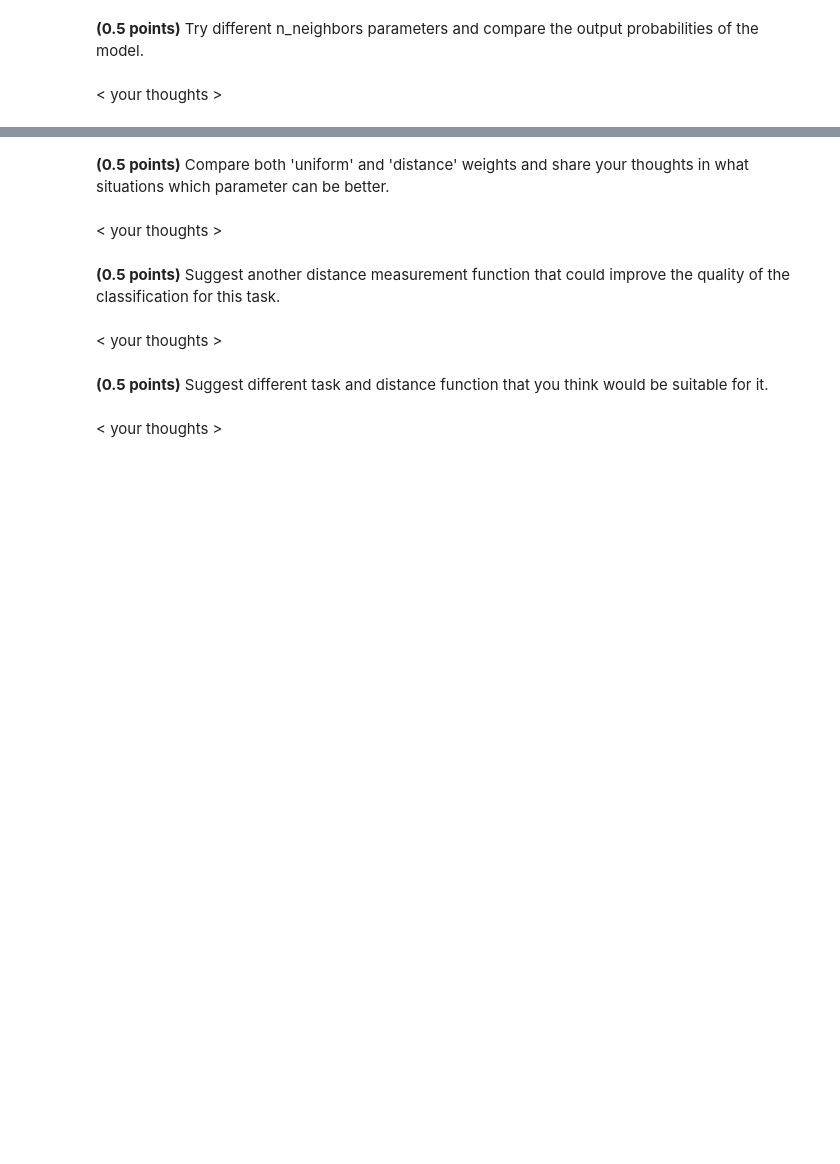
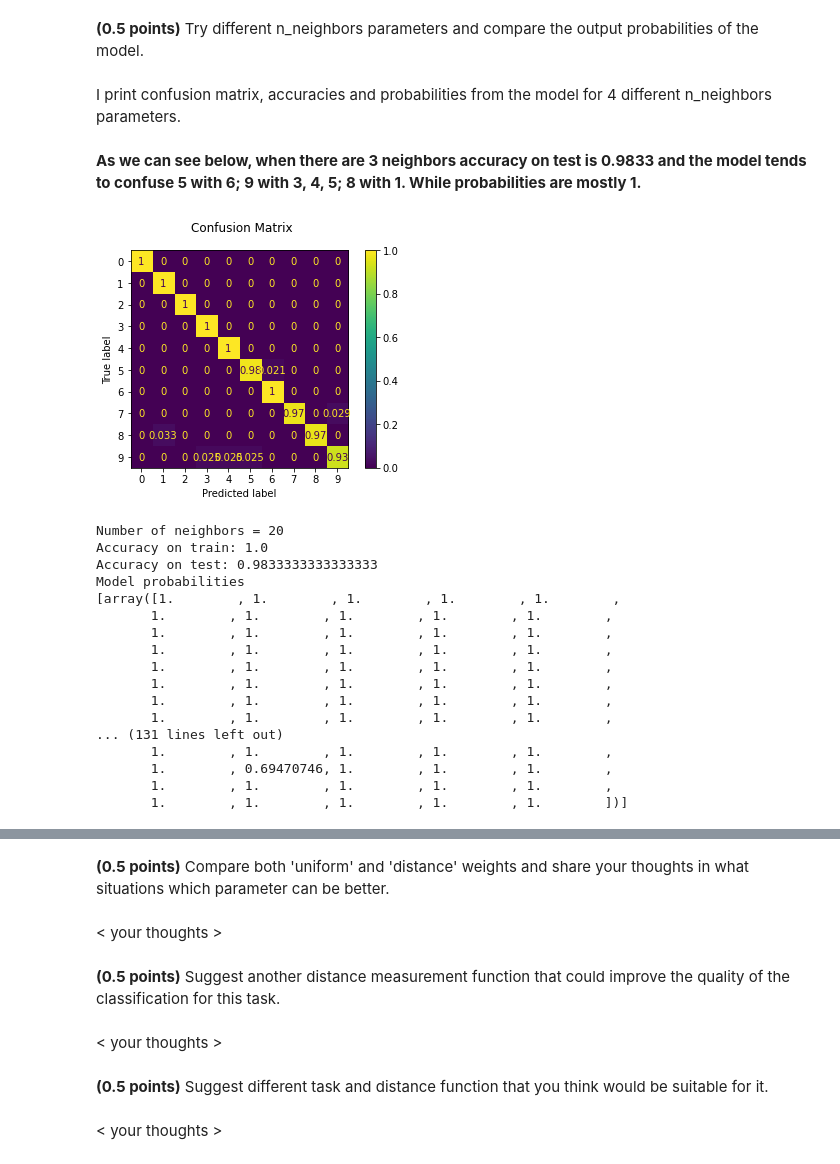
Before and after one commit to drnaida/rsschool-machine-learning-course, a Jupyter notebook: hw_classification.ipynb, the cells around one changed output, grey strips where cells are left out. Cells and saved outputs as stored; diff of their text form; code cells hidden in the pictures; blank space fills up the shorter version.

```diff
--- a/hw_classification.ipynb
+++ b/hw_classification.ipynb
@@ -375,6 +375,7 @@ class CustomKNeighborsClassifier:
         self.n_neighbors = n_neighbors
         self.weights = weights
         self.eps = eps
+        self.probabilities_all = []
 
 
     def get_pairwise_distances(self, X, Y):
@@ -457,6 +458,7 @@ class CustomKNeighborsClassifier:
             y: numpy array of shape (n_samples,)
                 Vector containing predicted class labels.
         """
+        self.probabilities_all.append(np.amax(self.predict_proba(X), axis=1))
         return np.argmax(self.predict_proba(X), axis=1)
 # %%
 model = CustomKNeighborsClassifier(n_neighbors=5, weights='distance')
@@ -505,2 +505,32 @@ As we can see from the Confusion matrix above, the model confusses 5 with 6 and
-# %% [markdown]
-< your thoughts >
+# %% [markdown]
+I print confusion matrix, accuracies and probabilities from the model for 4 different n_neighbors parameters.
+# %% [markdown]
+**As we can see below, when there are 3 neighbors accuracy on test is 0.9833 and the model tends to confuse 5 with 6; 9 with 3, 4, 5; 8 with 1. While probabilities are mostly 1.**
+# %%
+model = CustomKNeighborsClassifier(n_neighbors=3, weights='distance')
+model.fit(X_train, y_train)
+train_acc, test_acc = fit_evaluate(model, X_train, y_train, X_test, y_test)
+print(f'Number of neighbors = {i}')
+print("Accuracy on train:", train_acc)
+print("Accuracy on test:", test_acc)
+print('Model probabilities')
+print(model.probabilities_all)
+# %% [output]
+[figure, added]
+Number of neighbors = 20
+Accuracy on train: 1.0
+Accuracy on test: 0.9833333333333333
+Model probabilities
+[array([1.        , 1.        , 1.        , 1.        , 1.        ,
+       1.        , 1.        , 1.        , 1.        , 1.        ,
+       1.        , 1.        , 1.        , 1.        , 1.        ,
+       1.        , 1.        , 1.        , 1.        , 1.        ,
+       1.        , 1.        , 1.        , 1.        , 1.        ,
+       1.        , 1.        , 1.        , 1.        , 1.        ,
+       1.        , 1.        , 1.        , 1.        , 1.        ,
+       1.        , 1.        , 1.        , 1.        , 1.        ,
+... (131 lines left out)
+       1.        , 1.        , 1.        , 1.        , 1.        ,
+       1.        , 0.69470746, 1.        , 1.        , 1.        ,
+       1.        , 1.        , 1.        , 1.        , 1.        ,
+       1.        , 1.        , 1.        , 1.        , 1.        ])]
```
Also changed, not shown: parts of 9 cells of this notebook.
